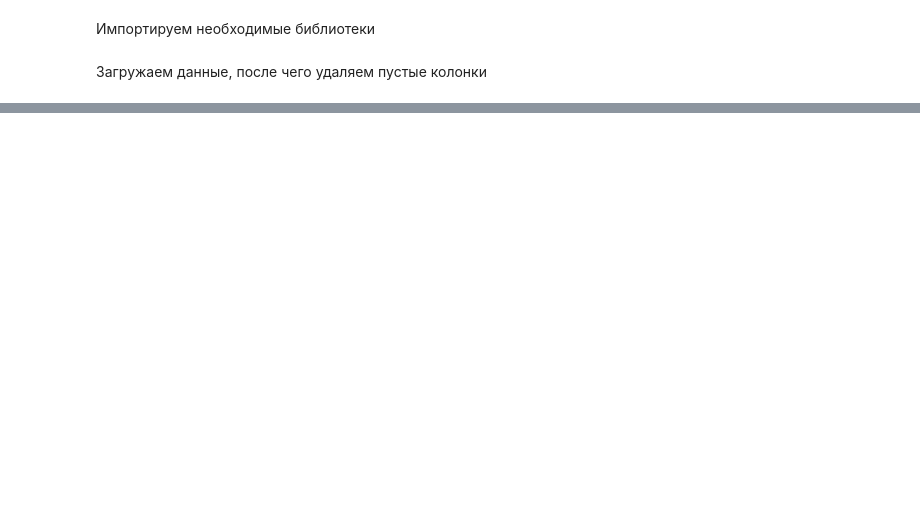
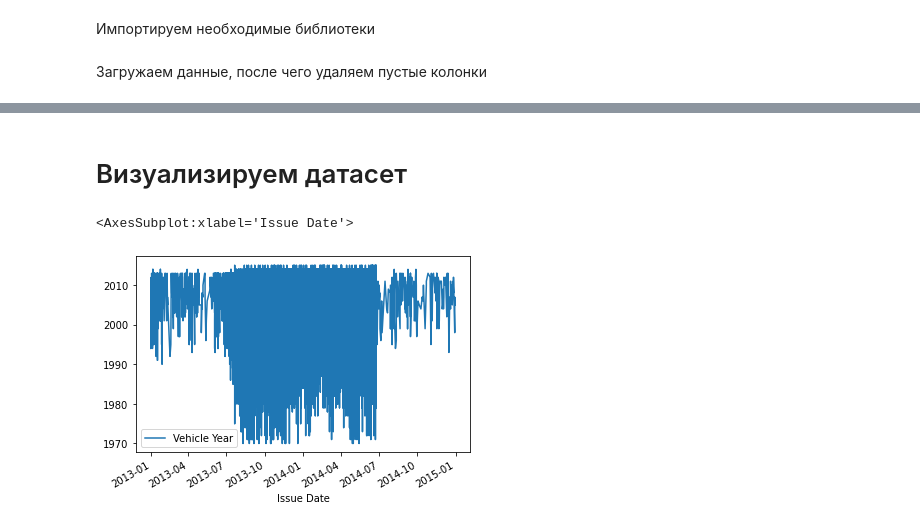
Before and after one commit to FStrean/NYC-Parking-Tickets-Analisis, a Jupyter notebook: Source/NYC-Parking-Tickets-Analisis.ipynb, the cells around one changed output, grey strips where cells are left out. Drawn from its saved outputs; the diff is of its cells as text; code cells hidden in the pictures; blank space fills up the shorter version.

Commit message:
Started visualising data

```diff
--- a/Source/NYC-Parking-Tickets-Analisis.ipynb
+++ b/Source/NYC-Parking-Tickets-Analisis.ipynb
@@ -80,3 +107,4 @@ dataset['Issue Date'] = dataset['Issue Date'].apply(pd.to_datetime)
 # %%
-df = dataset.loc[(dataset['Vehicle Make'].isin(['DODGE', 'TOYOT', 'HYUND'])) & (dataset['Issue Date'] >= pd.Timestamp('2013-01-01')) & (dataset['Issue Date'] <= pd.Timestamp('2015-01-01'))]
-df.head()
+dataset = dataset.loc[(dataset['Vehicle Make'].isin(['DODGE', 'TOYOT', 'HYUND'])) &
+                      ((dataset['Issue Date'] >= pd.Timestamp('2013-01-01')) & (dataset['Issue Date'] <= pd.Timestamp('2015-01-01'))) &
+                      ((dataset['Vehicle Year'] >= 1900.0) & (dataset['Vehicle Year'] <= 2015.0))]
@@ -90,0 +131,3 @@ df.head()
+# %%
+dataset.drop(columns=dataset.columns.difference(['Issue Date', 'Vehicle Make', 'Violation Time', 'House Number', 'Street Name', 'Vehicle Year']), axis=1, inplace=True)
+dataset.head()
@@ -90,0 +150,2 @@ df.head()
+# %%
+dataset.set_index('Issue Date',inplace=True)
@@ -90,0 +184,7 @@ df.head()
+# %% [markdown]
+# Визуализируем датасет
+# %%
+dataset.plot()
+# %% [output]
+<AxesSubplot:xlabel='Issue Date'>
+[figure, added]
```
Also changed, not shown: parts of 16 cells of this notebook, 2 other files.
